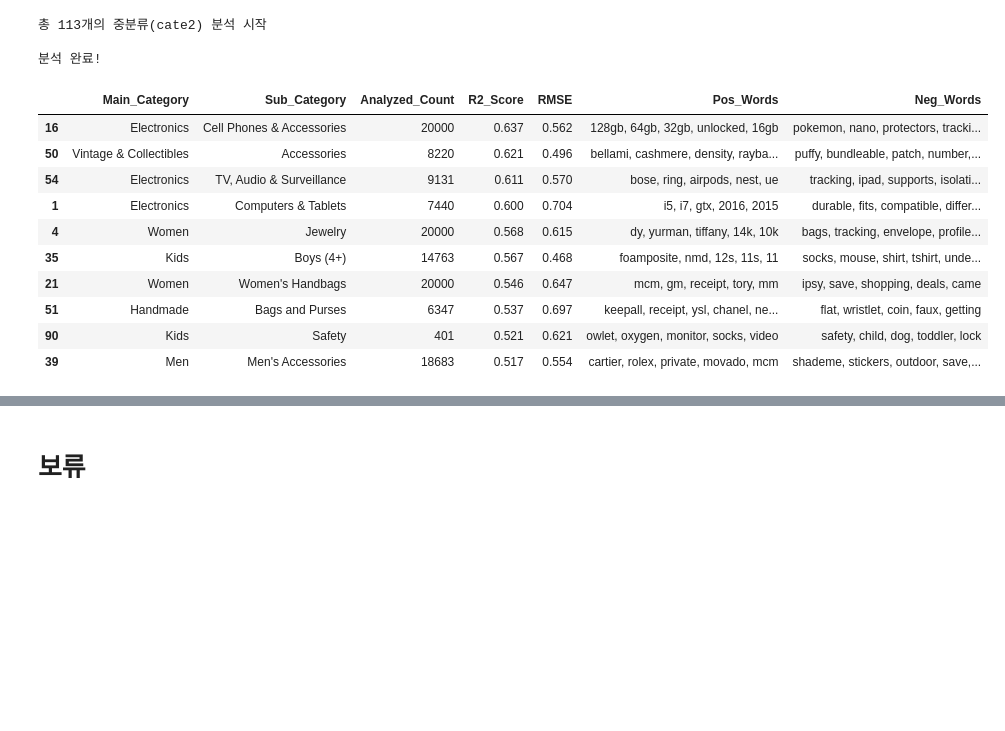
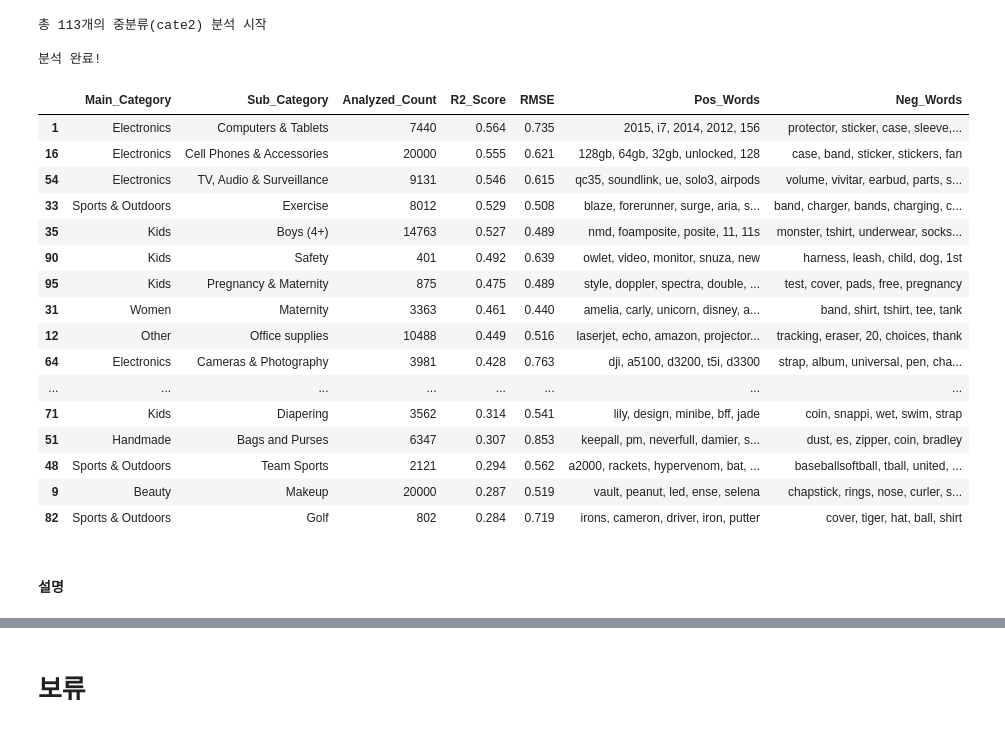
Before and after one commit to S-HNJN/first-repository, a Jupyter notebook: Mercari.ipynb, the cells around one changed output, grey strips where cells are left out. Drawn from its saved outputs; the diff is of its cells as text; code cells hidden in the pictures; blank space fills up the shorter version.

```diff
--- a/Mercari.ipynb
+++ b/Mercari.ipynb
@@ -363,0 +702,3 @@ mercari_df['full_text'] = mercari_df['clean_name'] + " " + mercari_df['clean_des
+# %%
+pd.set_option('display.max_colwidth',None)
+name_df
@@ -387,7 +799,7 @@ for cat in unique_cate1:
 
     try:
         # 이미 전처리된 'full_text' 컬럼을 사용한다고 가정
-        X = tfidf.fit_transform(subset['full_text'])
+        X = tfidf.fit_transform(subset['clean_name_no_brand'])
     except ValueError:
         # 단어가 너무 없거나 비어있는 경우
         continue
@@ -429,10 +841,10 @@ for cat in unique_cate1:
     })
 
 # 2. 결과 출력 및 정렬
-cate1_df = pd.DataFrame(category_keywords)
+cate1_name_df = pd.DataFrame(category_keywords)
 
 # R2 Score가 높은 순(신뢰도 높은 순)으로 정렬
-cate1_df = cate1_df.sort_values(by='R2_Score', ascending=False)
+cate1_name_df = cate1_name_df.sort_values(by='R2_Score', ascending=False)
 
 print("\n분석 완료!")
 # %% [output]
@@ -440,6 +852,7 @@ print("\n분석 완료!")
 
 분석 완료!
 # %%
-cate1_df.head(10)
+pd.set_option('display.max_colwidth',None)
+cate1_name_df.head(10)
 # %% [output]
 |  | Main_Category | Analyzed_Count | R2_Score | RMSE | Pos_Words | Neg_Words |
@@ -509,7 +1018,7 @@ for cat in unique_cate2:
 
     try:
         # 이미 전처리된 'full_text' 컬럼을 사용한다고 가정
-        X = tfidf.fit_transform(subset['full_text'])
+        X = tfidf.fit_transform(subset['clean_name_no_brand'])
     except ValueError:
         # 단어가 너무 없거나 비어있는 경우
         continue
@@ -552,10 +1061,10 @@ for cat in unique_cate2:
     })
 
 # 2. 결과 출력 및 정렬
-cate2_df = pd.DataFrame(category_keywords)
+cate2_name_df = pd.DataFrame(category_keywords)
 
 # R2 Score가 높은 순(신뢰도 높은 순)으로 정렬
-cate2_df = cate2_df.sort_values(by='R2_Score', ascending=False)
+cate2_name_df = cate2_name_df.sort_values(by='R2_Score', ascending=False)
 
 print("\n분석 완료!")
 # %% [output]
@@ -563,16 +1072,24 @@ print("\n분석 완료!")
 
 분석 완료!
 # %%
-cate2_df.head(10)
+cate2_name_df.head(50)
 # %% [output]
 |  | Main_Category | Sub_Category | Analyzed_Count | R2_Score | RMSE | Pos_Words | Neg_Words |
-| 16 | Electronics | Cell Phones & Accessories | 20000 | 0.637 | 0.562 | 128gb, 64gb, 32gb, unlocked, 16gb | pokemon, nano, protectors, tracki... |
-| 50 | Vintage & Collectibles | Accessories | 8220 | 0.621 | 0.496 | bellami, cashmere, density, rayba... | puffy, bundleable, patch, number,... |
-| 54 | Electronics | TV, Audio & Surveillance | 9131 | 0.611 | 0.570 | bose, ring, airpods, nest, ue | tracking, ipad, supports, isolati... |
-| 1 | Electronics | Computers & Tablets | 7440 | 0.600 | 0.704 | i5, i7, gtx, 2016, 2015 | durable, fits, compatible, differ... |
-| 4 | Women | Jewelry | 20000 | 0.568 | 0.615 | dy, yurman, tiffany, 14k, 10k | bags, tracking, envelope, profile... |
-| 35 | Kids | Boys (4+) | 14763 | 0.567 | 0.468 | foamposite, nmd, 12s, 11s, 11 | socks, mouse, shirt, tshirt, unde... |
-| 21 | Women | Women's Handbags | 20000 | 0.546 | 0.647 | mcm, gm, receipt, tory, mm | ipsy, save, shopping, deals, came |
-| 51 | Handmade | Bags and Purses | 6347 | 0.537 | 0.697 | keepall, receipt, ysl, chanel, ne... | flat, wristlet, coin, faux, getting |
-| 90 | Kids | Safety | 401 | 0.521 | 0.621 | owlet, oxygen, monitor, socks, video | safety, child, dog, toddler, lock |
-| 39 | Men | Men's Accessories | 18683 | 0.517 | 0.554 | cartier, rolex, private, movado, mcm | shademe, stickers, outdoor, save,... |
+| 1 | Electronics | Computers & Tablets | 7440 | 0.564 | 0.735 | 2015, i7, 2014, 2012, 156 | protector, sticker, case, sleeve,... |
+| 16 | Electronics | Cell Phones & Accessories | 20000 | 0.555 | 0.621 | 128gb, 64gb, 32gb, unlocked, 128 | case, band, sticker, stickers, fan |
+| 54 | Electronics | TV, Audio & Surveillance | 9131 | 0.546 | 0.615 | qc35, soundlink, ue, solo3, airpods | volume, vivitar, earbud, parts, s... |
+| 33 | Sports & Outdoors | Exercise | 8012 | 0.529 | 0.508 | blaze, forerunner, surge, aria, s... | band, charger, bands, charging, c... |
+| 35 | Kids | Boys (4+) | 14763 | 0.527 | 0.489 | nmd, foamposite, posite, 11, 11s | monster, tshirt, underwear, socks... |
+| 90 | Kids | Safety | 401 | 0.492 | 0.639 | owlet, video, monitor, snuza, new | harness, leash, child, dog, 1st |
+| 95 | Kids | Pregnancy & Maternity | 875 | 0.475 | 0.489 | style, doppler, spectra, double, ... | test, cover, pads, free, pregnancy |
+| 31 | Women | Maternity | 3363 | 0.461 | 0.440 | amelia, carly, unicorn, disney, a... | band, shirt, tshirt, tee, tank |
+| 12 | Other | Office supplies | 10488 | 0.449 | 0.516 | laserjet, echo, amazon, projector... | tracking, eraser, 20, choices, thank |
+| 64 | Electronics | Cameras & Photography | 3981 | 0.428 | 0.763 | dji, a5100, d3200, t5i, d3300 | strap, album, universal, pen, cha... |
+| ... | ... | ... | ... | ... | ... | ... | ... |
+| 71 | Kids | Diapering | 3562 | 0.314 | 0.541 | lily, design, minibe, bff, jade | coin, snappi, wet, swim, strap |
+| 51 | Handmade | Bags and Purses | 6347 | 0.307 | 0.853 | keepall, pm, neverfull, damier, s... | dust, es, zipper, coin, bradley |
+| 48 | Sports & Outdoors | Team Sports | 2121 | 0.294 | 0.562 | a2000, rackets, hypervenom, bat, ... | baseballsoftball, tball, united, ... |
+| 9 | Beauty | Makeup | 20000 | 0.287 | 0.519 | vault, peanut, led, ense, selena | chapstick, rings, nose, curler, s... |
+| 82 | Sports & Outdoors | Golf | 802 | 0.284 | 0.719 | irons, cameron, driver, iron, putter | cover, tiger, hat, ball, shirt |
+# %% [markdown]
+#### 설명
```
Also changed, not shown: parts of 30 cells of this notebook.
